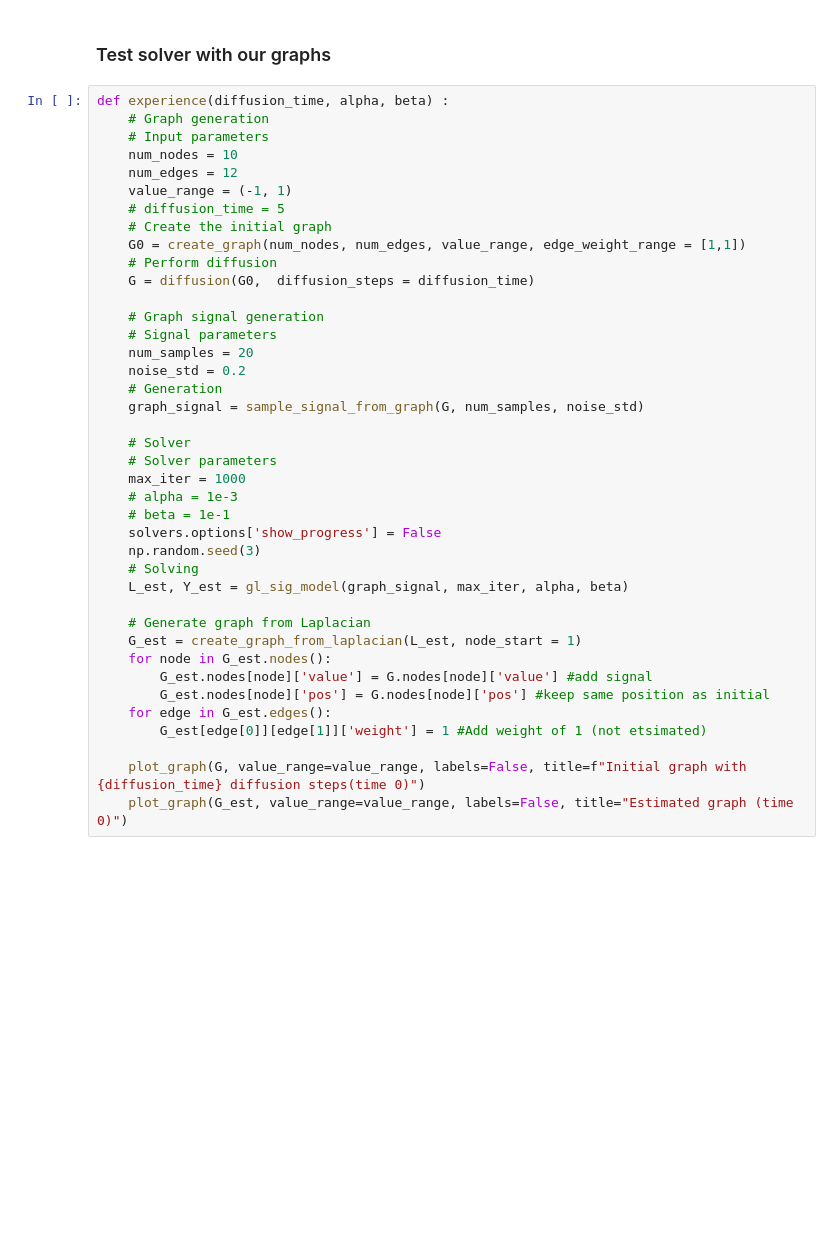
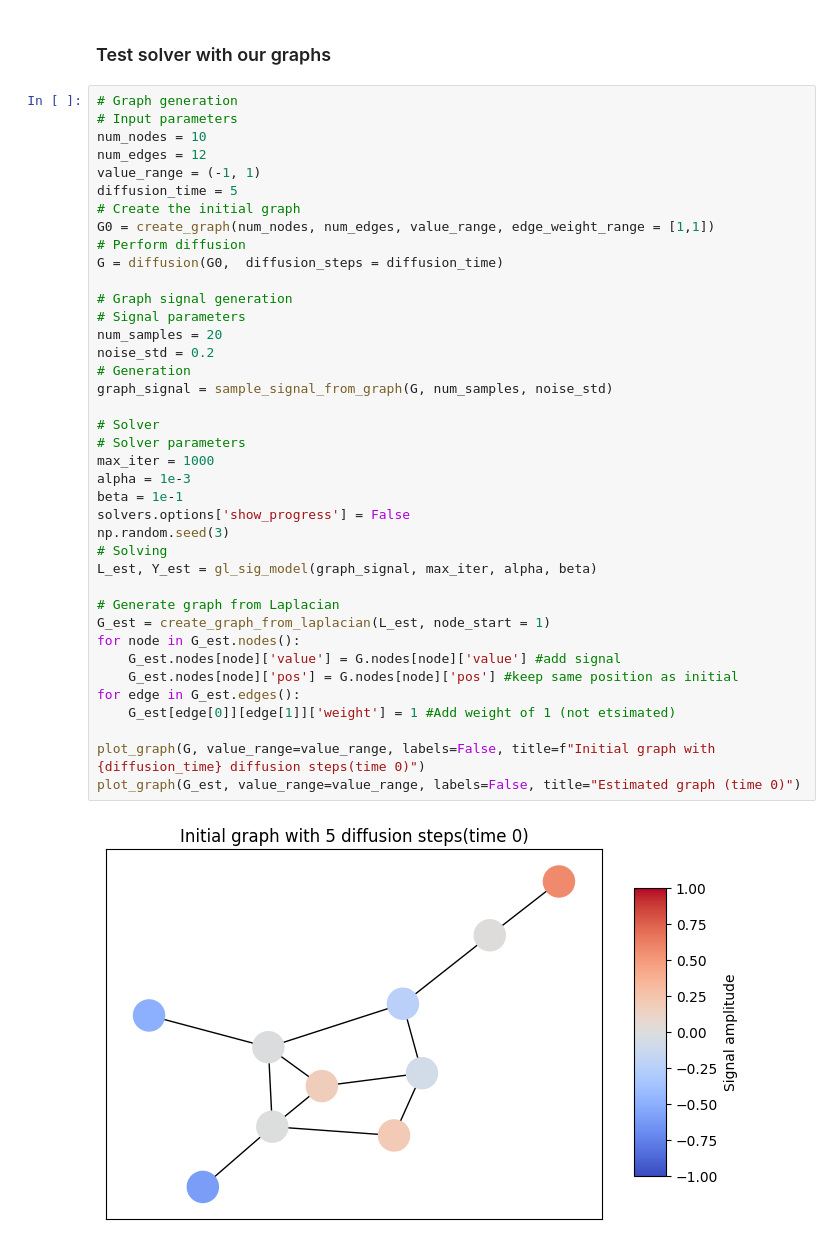
Before and after one commit to MathildeDupouy/Learn-Graph-Laplacian, a Jupyter notebook: code/main.ipynb, the cells around one changed output. Cells and saved outputs as stored; diff of their text form; blank space fills up the shorter version.

```diff
--- a/code/main.ipynb
+++ b/code/main.ipynb
@@ -223,42 +222,43 @@ plt.show()
 # %% [markdown]
 ### Test solver with our graphs
 # %%
-def experience(diffusion_time, alpha, beta) :
-    # Graph generation
-    # Input parameters
-    num_nodes = 10
-    num_edges = 12
-    value_range = (-1, 1)
-    # diffusion_time = 5
-    # Create the initial graph
-    G0 = create_graph(num_nodes, num_edges, value_range, edge_weight_range = [1,1])
-    # Perform diffusion
-    G = diffusion(G0,  diffusion_steps = diffusion_time)
+# Graph generation
+# Input parameters
+num_nodes = 10
+num_edges = 12
+value_range = (-1, 1)
+diffusion_time = 5
+# Create the initial graph
+G0 = create_graph(num_nodes, num_edges, value_range, edge_weight_range = [1,1])
+# Perform diffusion
+G = diffusion(G0,  diffusion_steps = diffusion_time)
 
-    # Graph signal generation
-    # Signal parameters
-    num_samples = 20
-    noise_std = 0.2
-    # Generation
-    graph_signal = sample_signal_from_graph(G, num_samples, noise_std)
+# Graph signal generation
+# Signal parameters
+num_samples = 20
+noise_std = 0.2
+# Generation
+graph_signal = sample_signal_from_graph(G, num_samples, noise_std)
 
-    # Solver
-    # Solver parameters
-    max_iter = 1000
-    # alpha = 1e-3
-    # beta = 1e-1
-    solvers.options['show_progress'] = False
-    np.random.seed(3)
-    # Solving
-    L_est, Y_est = gl_sig_model(graph_signal, max_iter, alpha, beta)
+# Solver
+# Solver parameters
+max_iter = 1000
+alpha = 1e-3
+beta = 1e-1
+solvers.options['show_progress'] = False
+np.random.seed(3)
+# Solving
+L_est, Y_est = gl_sig_model(graph_signal, max_iter, alpha, beta)
 
-    # Generate graph from Laplacian
-    G_est = create_graph_from_laplacian(L_est, node_start = 1)
-    for node in G_est.nodes():
-        G_est.nodes[node]['value'] = G.nodes[node]['value'] #add signal
-        G_est.nodes[node]['pos'] = G.nodes[node]['pos'] #keep same position as initial
-    for edge in G_est.edges():
-        G_est[edge[0]][edge[1]]['weight'] = 1 #Add weight of 1 (not etsimated)
+# Generate graph from Laplacian
+G_est = create_graph_from_laplacian(L_est, node_start = 1)
+for node in G_est.nodes():
+    G_est.nodes[node]['value'] = G.nodes[node]['value'] #add signal
+    G_est.nodes[node]['pos'] = G.nodes[node]['pos'] #keep same position as initial
+for edge in G_est.edges():
+    G_est[edge[0]][edge[1]]['weight'] = 1 #Add weight of 1 (not etsimated)
 
-    plot_graph(G, value_range=value_range, labels=False, title=f"Initial graph with {diffusion_time} diffusion steps(time 0)")
-    plot_graph(G_est, value_range=value_range, labels=False, title="Estimated graph (time 0)")
+plot_graph(G, value_range=value_range, labels=False, title=f"Initial graph with {diffusion_time} diffusion steps(time 0)")
+plot_graph(G_est, value_range=value_range, labels=False, title="Estimated graph (time 0)")
+# %% [output]
+[figure, added]
```
Also changed, not shown: parts of 20 cells of this notebook.
